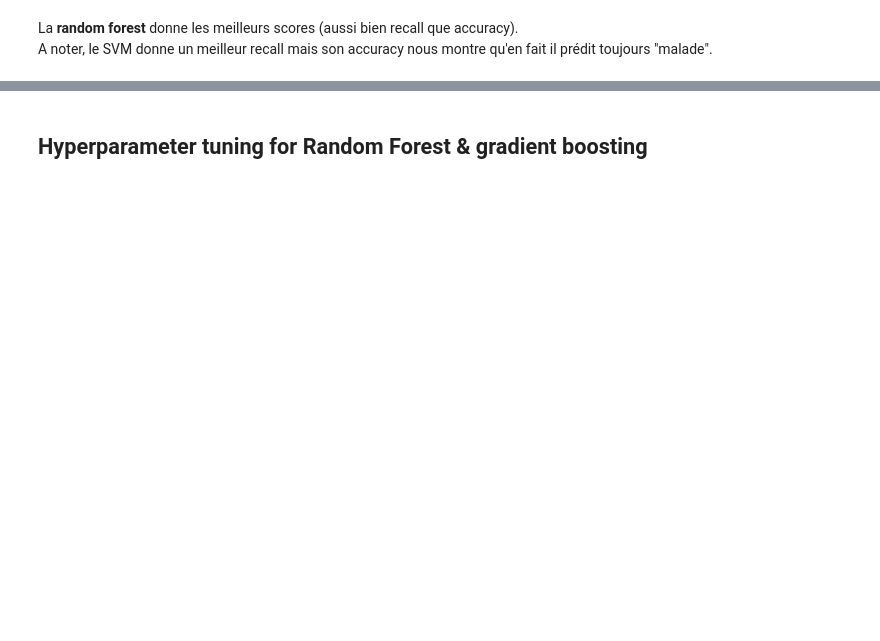
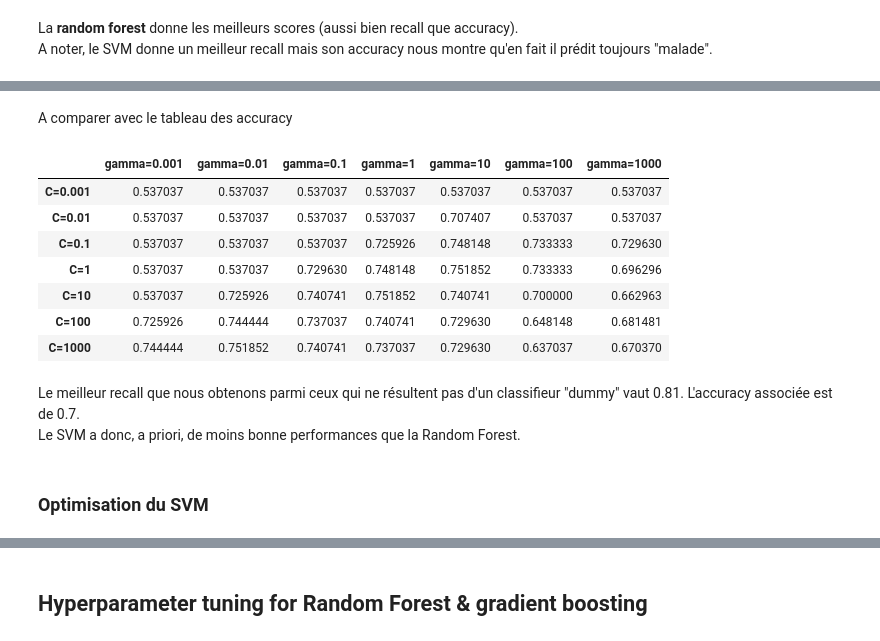
Before and after one commit to aymericfloyrac/Python_for_datascience, a Jupyter notebook: Projet Python.ipynb, the cells around one changed output, grey strips where cells are left out. Drawn from its saved outputs; the diff is of its cells as text; code cells hidden in the pictures; blank space fills up the shorter version.

Commit message:
un peu d'optimisation

```diff
--- a/Projet Python.ipynb
+++ b/Projet Python.ipynb
@@ -493,0 +518,18 @@ La **random forest** donne les meilleurs scores (aussi bien recall que accuracy)
+# %% [markdown]
+A comparer avec le tableau des accuracy
+# %%
+pd.DataFrame(res_accuracy,columns=['gamma='+str(v) for v in log_range],index=['C='+str(v) for v in log_range])
+# %% [output]
+|  | gamma=0.001 | gamma=0.01 | gamma=0.1 | gamma=1 | gamma=10 | gamma=100 | gamma=1000 |
+| C=0.001 | 0.537037 | 0.537037 | 0.537037 | 0.537037 | 0.537037 | 0.537037 | 0.537037 |
+| C=0.01 | 0.537037 | 0.537037 | 0.537037 | 0.537037 | 0.707407 | 0.537037 | 0.537037 |
+| C=0.1 | 0.537037 | 0.537037 | 0.537037 | 0.725926 | 0.748148 | 0.733333 | 0.729630 |
+| C=1 | 0.537037 | 0.537037 | 0.729630 | 0.748148 | 0.751852 | 0.733333 | 0.696296 |
+| C=10 | 0.537037 | 0.725926 | 0.740741 | 0.751852 | 0.740741 | 0.700000 | 0.662963 |
+| C=100 | 0.725926 | 0.744444 | 0.737037 | 0.740741 | 0.729630 | 0.648148 | 0.681481 |
+| C=1000 | 0.744444 | 0.751852 | 0.740741 | 0.737037 | 0.729630 | 0.637037 | 0.670370 |
+# %% [markdown]
+Le meilleur recall que nous obtenons parmi ceux qui ne résultent pas d'un classifieur "dummy" vaut 0.81. L'accuracy associée est de 0.7. <br>
+Le SVM a donc, a priori, de moins bonne performances que la Random Forest.
+# %% [markdown]
+### Optimisation du SVM
```
Also changed, not shown: parts of 26 cells of this notebook.
